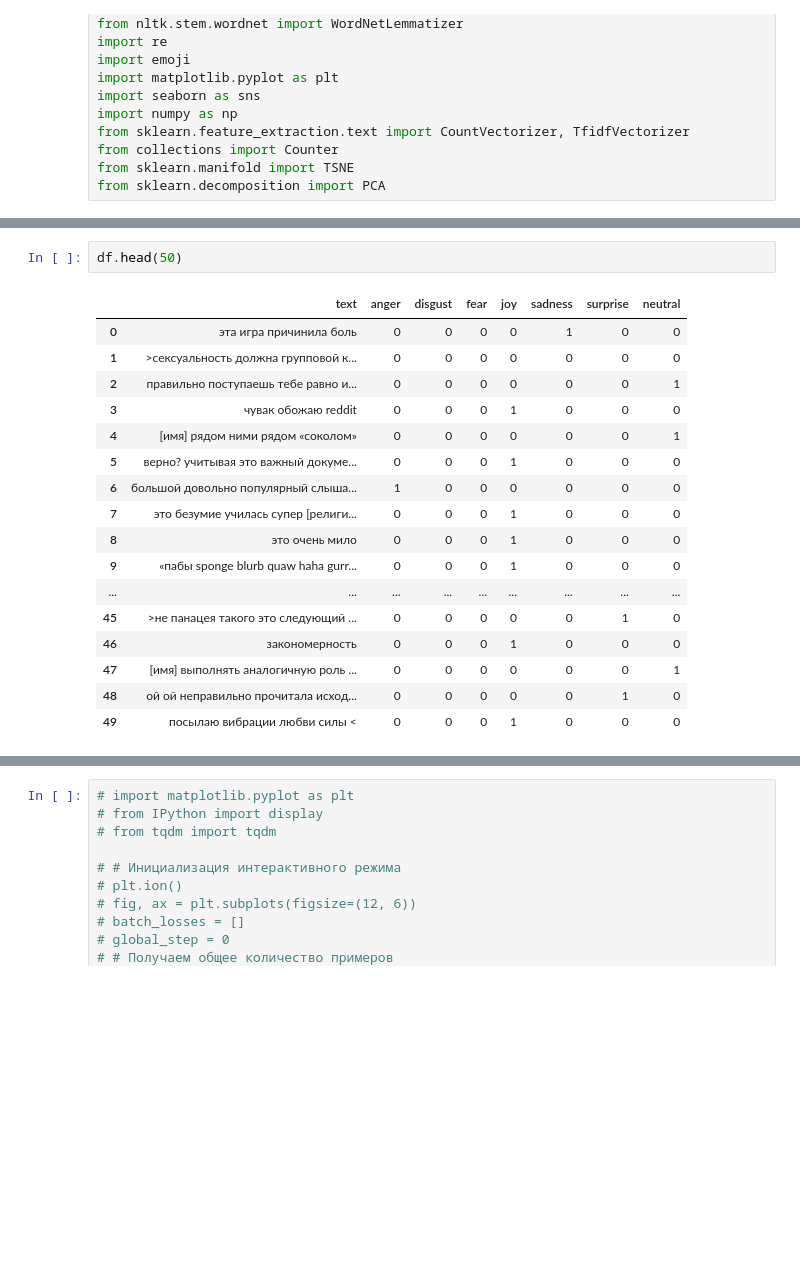
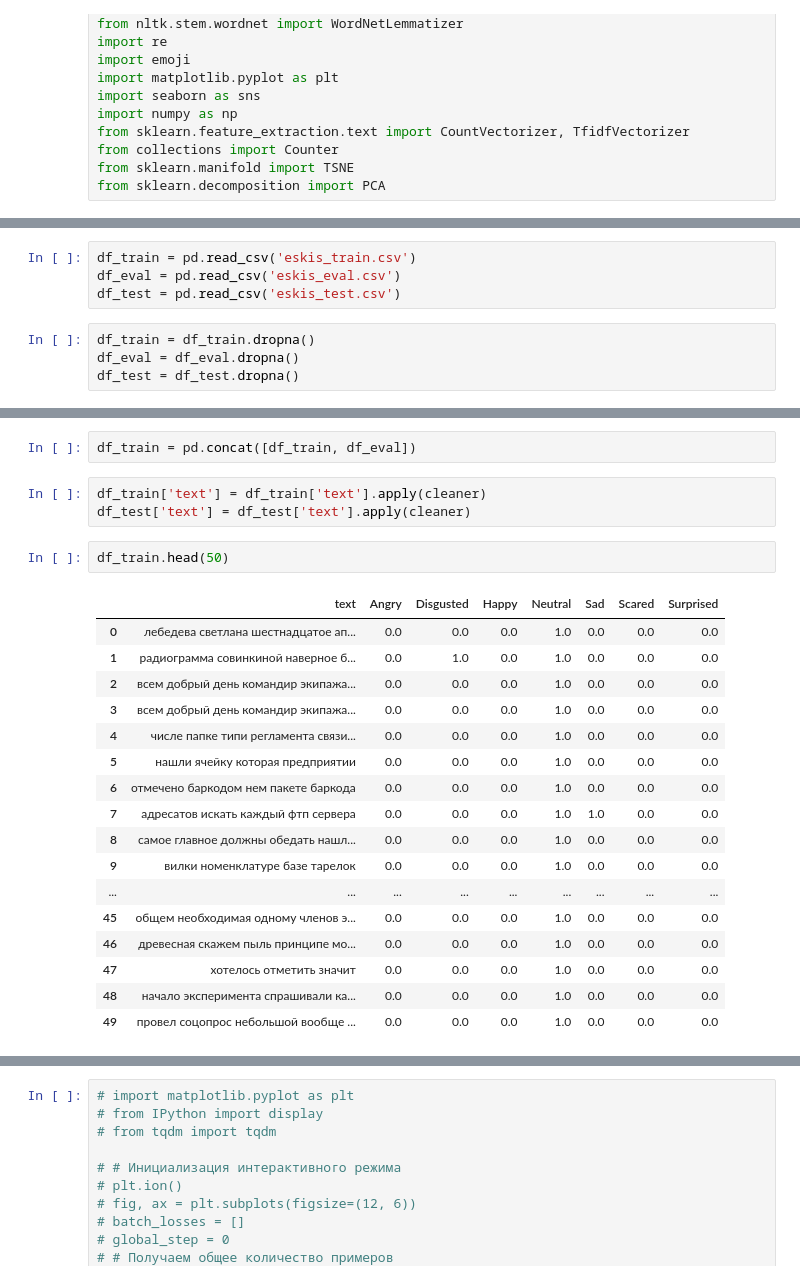
Before and after one commit to EchoStressAI/proto_mvp, a Jupyter notebook: convert/train.ipynb, the cells around one changed output, grey strips where cells are left out. Cells and saved outputs as stored; diff of their text form; blank space fills up the shorter version.

Commit message:
r?в eskis

```diff
--- a/convert/train.ipynb
+++ b/convert/train.ipynb
@@ -89 +89,9 @@ df = pd.read_csv('goemo.csv')
+# %%
+df_train = pd.read_csv('eskis_train.csv')
+df_eval = pd.read_csv('eskis_eval.csv')
+df_test = pd.read_csv('eskis_test.csv')
+# %%
+df_train = df_train.dropna()
+df_eval = df_eval.dropna()
+df_test = df_test.dropna()
 # %%
@@ -109,20 +151,25 @@ df['text'] = df['text'].apply(cleaner)
+# %%
+df_train = pd.concat([df_train, df_eval])
+# %%
+df_train['text'] = df_train['text'].apply(cleaner)
+df_test['text'] = df_test['text'].apply(cleaner)
 # %%
-df.head(50)
+df_train.head(50)
 # %% [output]
-|  | text | anger | disgust | fear | joy | sadness | surprise | neutral |
-| 0 | эта игра причинила боль | 0 | 0 | 0 | 0 | 1 | 0 | 0 |
-| 1 | >сексуальность должна групповой к... | 0 | 0 | 0 | 0 | 0 | 0 | 0 |
-| 2 | правильно поступаешь тебе равно и... | 0 | 0 | 0 | 0 | 0 | 0 | 1 |
-| 3 | чувак обожаю reddit | 0 | 0 | 0 | 1 | 0 | 0 | 0 |
-| 4 | [имя] рядом ними рядом «соколом» | 0 | 0 | 0 | 0 | 0 | 0 | 1 |
-| 5 | верно? учитывая это важный докуме... | 0 | 0 | 0 | 1 | 0 | 0 | 0 |
-| 6 | большой довольно популярный слыша... | 1 | 0 | 0 | 0 | 0 | 0 | 0 |
-| 7 | это безумие училась супер [религи... | 0 | 0 | 0 | 1 | 0 | 0 | 0 |
-| 8 | это очень мило | 0 | 0 | 0 | 1 | 0 | 0 | 0 |
-| 9 | «пабы sponge blurb quaw haha gurr... | 0 | 0 | 0 | 1 | 0 | 0 | 0 |
+|  | text | Angry | Disgusted | Happy | Neutral | Sad | Scared | Surprised |
+| 0 | лебедева светлана шестнадцатое ап... | 0.0 | 0.0 | 0.0 | 1.0 | 0.0 | 0.0 | 0.0 |
+| 1 | радиограмма совинкиной наверное б... | 0.0 | 1.0 | 0.0 | 1.0 | 0.0 | 0.0 | 0.0 |
+| 2 | всем добрый день командир экипажа... | 0.0 | 0.0 | 0.0 | 1.0 | 0.0 | 0.0 | 0.0 |
+| 3 | всем добрый день командир экипажа... | 0.0 | 0.0 | 0.0 | 1.0 | 0.0 | 0.0 | 0.0 |
+| 4 | числе папке типи регламента связи... | 0.0 | 0.0 | 0.0 | 1.0 | 0.0 | 0.0 | 0.0 |
+| 5 | нашли ячейку которая предприятии | 0.0 | 0.0 | 0.0 | 1.0 | 0.0 | 0.0 | 0.0 |
+| 6 | отмечено баркодом нем пакете баркода | 0.0 | 0.0 | 0.0 | 1.0 | 0.0 | 0.0 | 0.0 |
+| 7 | адресатов искать каждый фтп сервера | 0.0 | 0.0 | 0.0 | 1.0 | 1.0 | 0.0 | 0.0 |
+| 8 | самое главное должны обедать нашл... | 0.0 | 0.0 | 0.0 | 1.0 | 0.0 | 0.0 | 0.0 |
+| 9 | вилки номенклатуре базе тарелок | 0.0 | 0.0 | 0.0 | 1.0 | 0.0 | 0.0 | 0.0 |
 | ... | ... | ... | ... | ... | ... | ... | ... | ... |
-| 45 | >не панацея такого это следующий ... | 0 | 0 | 0 | 0 | 0 | 1 | 0 |
-| 46 | закономерность | 0 | 0 | 0 | 1 | 0 | 0 | 0 |
-| 47 | [имя] выполнять аналогичную роль ... | 0 | 0 | 0 | 0 | 0 | 0 | 1 |
-| 48 | ой ой неправильно прочитала исход... | 0 | 0 | 0 | 0 | 0 | 1 | 0 |
-| 49 | посылаю вибрации любви силы < | 0 | 0 | 0 | 1 | 0 | 0 | 0 |
+| 45 | общем необходимая одному членов э... | 0.0 | 0.0 | 0.0 | 1.0 | 0.0 | 0.0 | 0.0 |
+| 46 | древесная скажем пыль принципе мо... | 0.0 | 0.0 | 0.0 | 1.0 | 0.0 | 0.0 | 0.0 |
+| 47 | хотелось отметить значит | 0.0 | 0.0 | 0.0 | 1.0 | 0.0 | 0.0 | 0.0 |
+| 48 | начало эксперимента спрашивали ка... | 0.0 | 0.0 | 0.0 | 1.0 | 0.0 | 0.0 | 0.0 |
+| 49 | провел соцопрос небольшой вообще ... | 0.0 | 0.0 | 0.0 | 1.0 | 0.0 | 0.0 | 0.0 |
```
Also changed, not shown: parts of 45 cells of this notebook, 5 other files.
